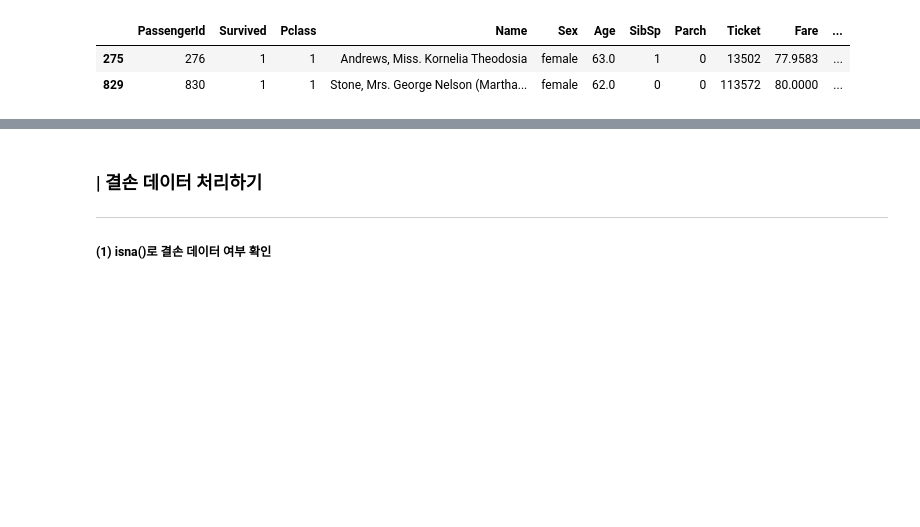
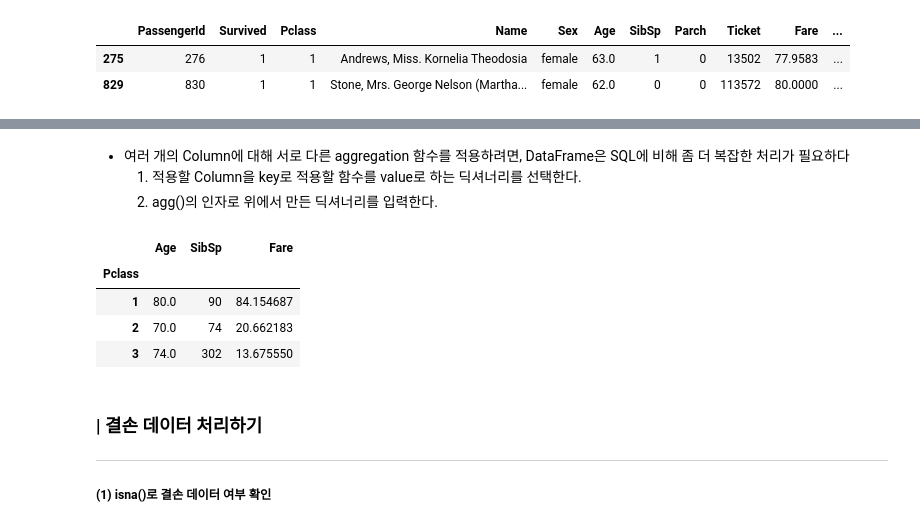
Before and after one commit to Dkepffl/2022-1-ESAA, a Jupyter notebook: Assignment/Assignment0318.ipynb, the cells around one changed output, grey strips where cells are left out. Saved outputs shown, nothing was run; the diff lists cells and outputs as text; code cells hidden in the pictures; blank space fills up the shorter version.

```diff
--- a/Assignment/Assignment0318.ipynb
+++ b/Assignment/Assignment0318.ipynb
@@ -735,3 +832,16 @@ ___
+# %% [markdown]
+- 여러 개의 Column에 대해 서로 다른 aggregation 함수를 적용하려면, DataFrame은 SQL에 비해 좀 더 복잡한 처리가 필요하다
+  1. 적용할 Column을 key로 적용할 함수를 value로 하는 딕셔너리를 선택한다.
+  2. agg()의 인자로 위에서 만든 딕셔너리를 입력한다.
+# %%
+agg_format = {'Age' : 'max', 'SibSp' : 'sum', 'Fare' : 'mean'}
+titanic_df.groupby('Pclass').agg(agg_format)
+# %% [output]
+|  | Age | SibSp | Fare |
+| Pclass |  |  |  |
+| 1 | 80.0 | 90 | 84.154687 |
+| 2 | 70.0 | 74 | 20.662183 |
+| 3 | 74.0 | 302 | 13.675550 |
 # %% [markdown]
 ### | 결손 데이터 처리하기
 ___
```
Also changed, not shown: parts of 18 cells of this notebook.
